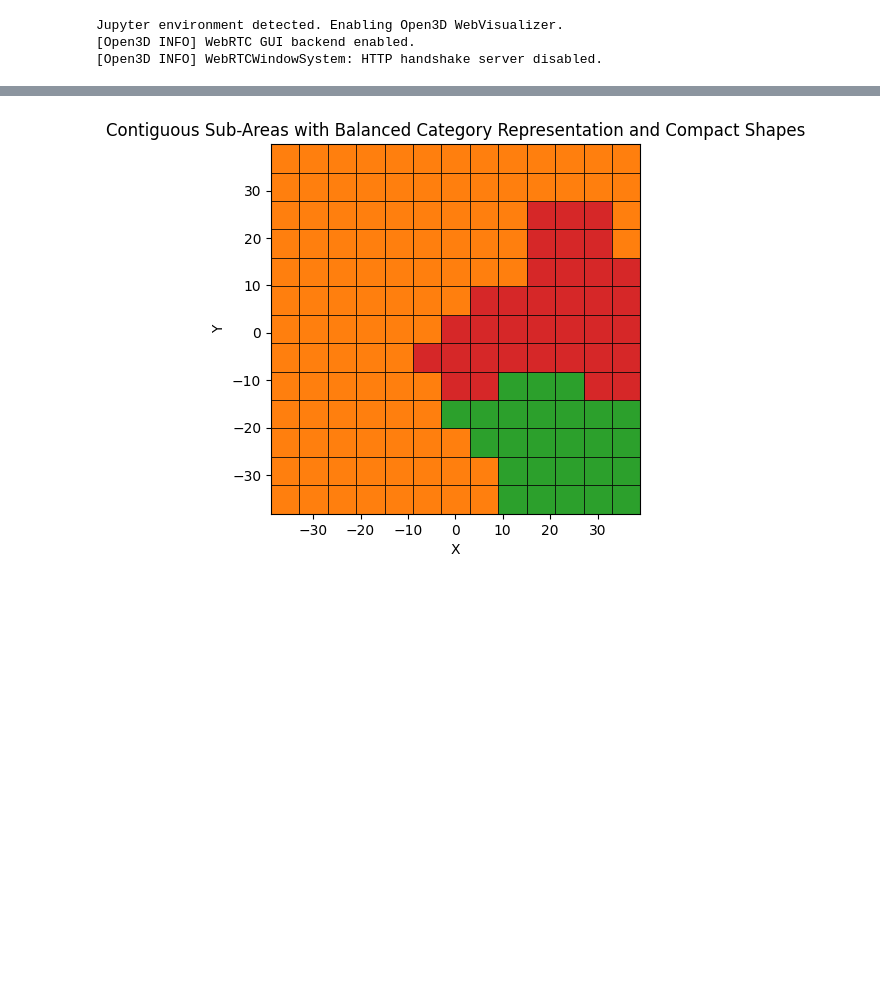
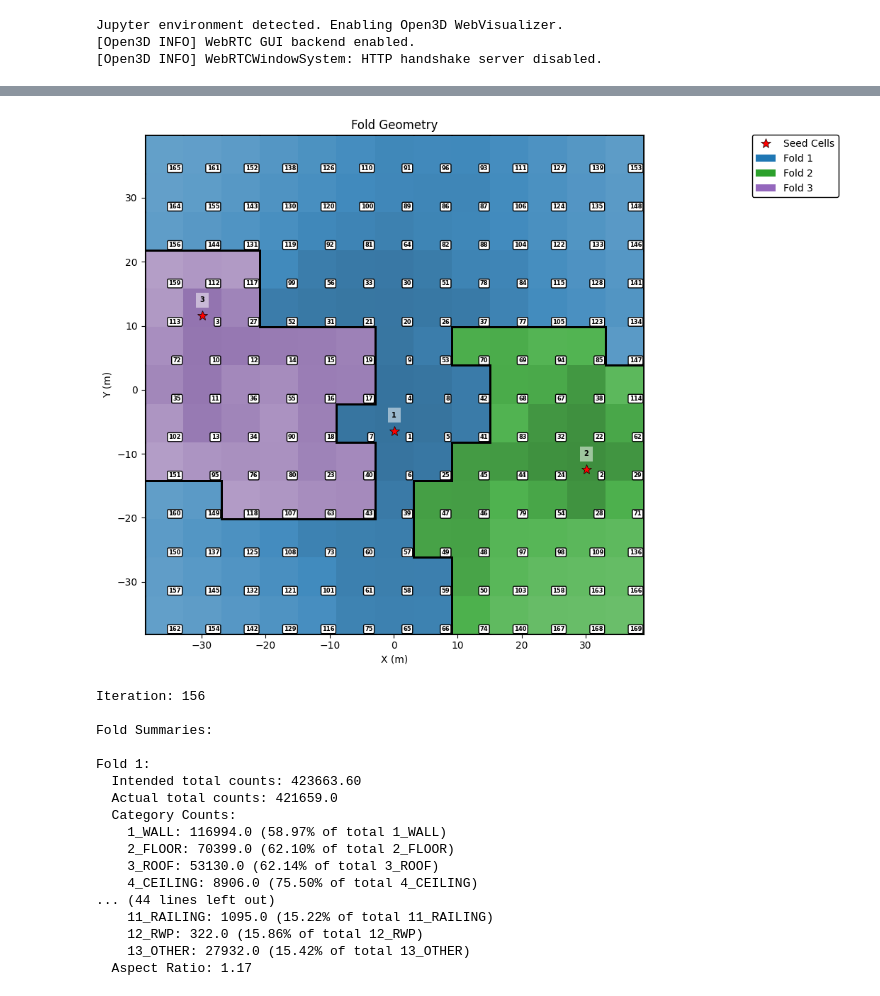
Before and after one commit to Chiark-Collective/Pointcept, a Jupyter notebook: notebooks/fold_allocations/brass_foundry.ipynb, the cells around one changed output, grey strips where cells are left out. Drawn from its saved outputs; the diff is of its cells as text; code cells hidden in the pictures; blank space fills up the shorter version.

Commit message:
updates to fold allocation notebooks

```diff
--- a/notebooks/fold_allocations/brass_foundry.ipynb
+++ b/notebooks/fold_allocations/brass_foundry.ipynb
@@ -1,32 +1,26 @@
 # %%
-import argparse
 import logging
-import numpy as np
 import pyvista as pv
 
-from pathlib import Path
-from pointcept.supplemental.utils import disable_trame_logger
+from pointcept.supplemental.utils import *
 from pointcept.supplemental.mesh_processing import DataHandler, set_data_root, MeshAnalyser
 from pointcept.supplemental.fold_allocation import (
     GridSplitter,
-    process_folds,
     plot_mesh_folds,
-    persist_best_iteration,
-    load_best_iteration,
     crop_meshes_per_fold,
-    save_splits
+    save_fold_meshes
 )
 
-# Set up logging
 logging.basicConfig(level=logging.INFO, format='%(asctime)s - %(levelname)s - %(message)s', datefmt='%H:%M:%S')
 logger = logging.getLogger(__name__)
 
-set_data_root("../data")
+set_data_root("../../data")
+label = 'brass_foundry'
 # %% [output]
 Jupyter environment detected. Enabling Open3D WebVisualizer.
 [Open3D INFO] WebRTC GUI backend enabled.
 [Open3D INFO] WebRTCWindowSystem: HTTP handshake server disabled.
 # %%
-dh = DataHandler("brass_foundry")
+dh = DataHandler(label)
 dh.ensure_meshes()
 # %% [output]
@@ -64,8 +62,7 @@ y_edges = binning['y_edges']
 # %%
-weights = [0.65, 0.2, 0.15]  # Intended area weights: training, evaluation, test
-iterations = 1000  # Number of iterations to run
-min_percentage_threshold = 8  # Minimum acceptable percentage per category per area
-verbose = True  # Whether to print detailed statistics
+weights = {1: 0.6, 2: 0.2, 3: 0.2}  # Intended area weights: training, evaluation, test
+region_counts = {1: 1, 2: 1, 3: 1}
+iterations = 500  # Number of iterations to run
 
 # Create an instance of GridSplitter
 grid_splitter = GridSplitter(
@@ -74,13 +71,19 @@ grid_splitter = GridSplitter(
     y_edges=y_edges,
     weights=weights,
     iterations=iterations,
-    min_percentage_threshold=min_percentage_threshold,
-    verbose=verbose
+    region_counts=region_counts,
 )
+grid_splitter.min_percentage_threshold = 10.0
 
 # Run the algorithm
-grid_splitter.run(random_seed=9897853)
+grid_splitter.run()
+
+# Access the best configuration
+best_config = grid_splitter.best_configuration
 
 # Plot the result
-grid_splitter.plot()
+best_config.plot()
+
+# Print the summary
+best_config.print_summary()
 # %% [output]
@@ -104,2 +94,19 @@ Best equality score after 1000 iterations: 12178.3527
-[figure, old version]
+[figure, new version]
+Iteration: 156
+
+Fold Summaries:
+
+Fold 1:
+  Intended total counts: 423663.60
+  Actual total counts: 421659.0
+  Category Counts:
+    1_WALL: 116994.0 (58.97% of total 1_WALL)
+    2_FLOOR: 70399.0 (62.10% of total 2_FLOOR)
+    3_ROOF: 53130.0 (62.14% of total 3_ROOF)
+    4_CEILING: 8906.0 (75.50% of total 4_CEILING)
+... (44 lines left out)
+    11_RAILING: 1095.0 (15.22% of total 11_RAILING)
+    12_RWP: 322.0 (15.86% of total 12_RWP)
+    13_OTHER: 27932.0 (15.42% of total 13_OTHER)
+  Aspect Ratio: 1.17
 # %%
```
Also changed, not shown: parts of 17 cells of this notebook, 7 other files.
